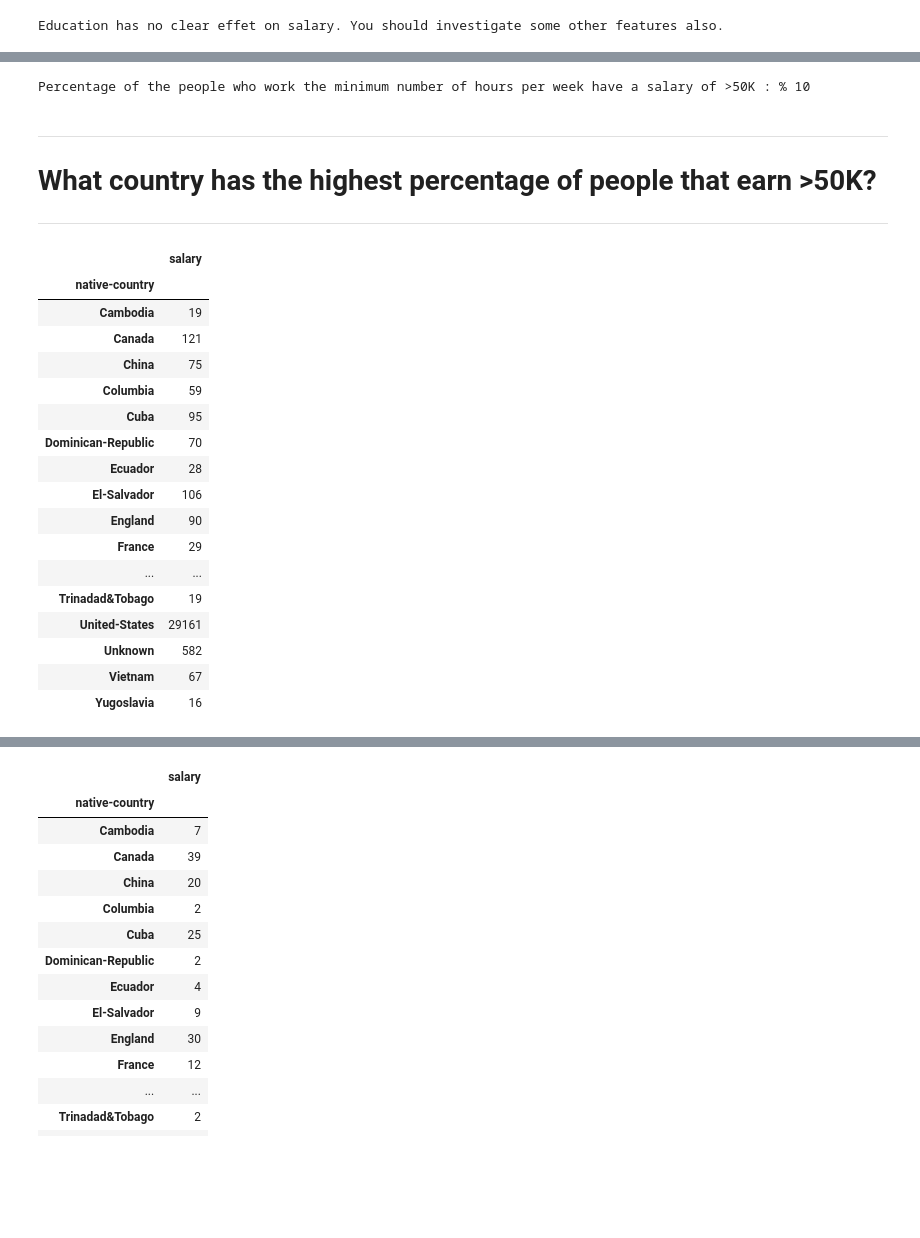
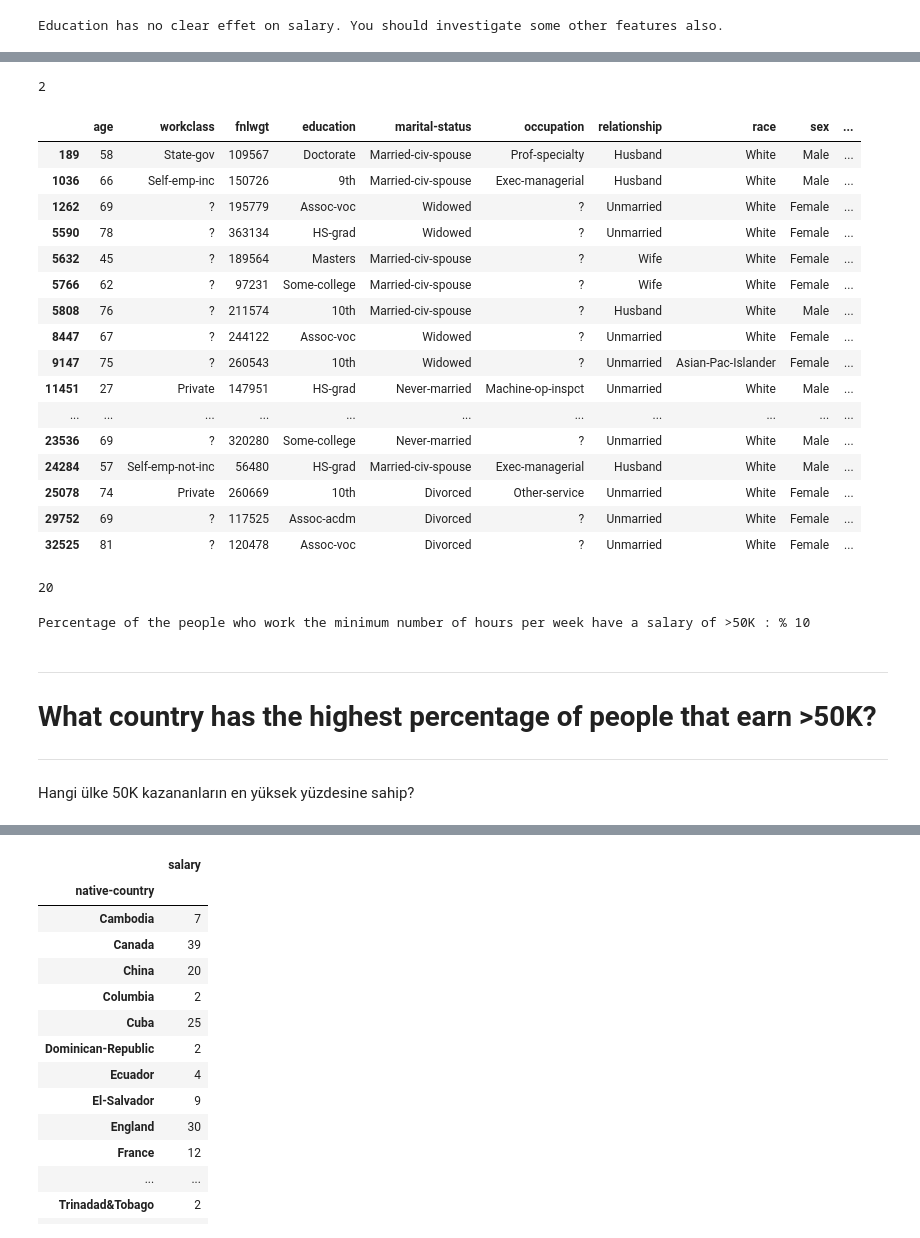
Before and after one commit to glcn35/PANDAS, a Jupyter notebook: DAwPy_EDA_Project_(Analyze_US_Citizens)_Student_(2).ipynb, the cells around one changed output, grey strips where cells are left out. Saved outputs shown, nothing was run; the diff lists cells and outputs as text; code cells hidden in the pictures; blank space fills up the shorter version.

```diff
--- a/DAwPy_EDA_Project_(Analyze_US_Citizens)_Student_(2).ipynb
+++ b/DAwPy_EDA_Project_(Analyze_US_Citizens)_Student_(2).ipynb
@@ -1288,3 +852,33 @@ num_min_workers
+# %%
+num_lazy_riches = len(df[(df.salary==">50K")&(df["hours-per-week"]==1)])
+num_lazy_riches
+# %% [output]
+2
+# %%
+df[df["hours-per-week"]==1]
+# %% [output]
+|  | age | workclass | fnlwgt | education | marital-status | occupation | relationship | race | sex | ... |
+| 189 | 58 | State-gov | 109567 | Doctorate | Married-civ-spouse | Prof-specialty | Husband | White | Male | ... |
+| 1036 | 66 | Self-emp-inc | 150726 | 9th | Married-civ-spouse | Exec-managerial | Husband | White | Male | ... |
+| 1262 | 69 | ? | 195779 | Assoc-voc | Widowed | ? | Unmarried | White | Female | ... |
+| 5590 | 78 | ? | 363134 | HS-grad | Widowed | ? | Unmarried | White | Female | ... |
+| 5632 | 45 | ? | 189564 | Masters | Married-civ-spouse | ? | Wife | White | Female | ... |
+| 5766 | 62 | ? | 97231 | Some-college | Married-civ-spouse | ? | Wife | White | Female | ... |
+| 5808 | 76 | ? | 211574 | 10th | Married-civ-spouse | ? | Husband | White | Male | ... |
+| 8447 | 67 | ? | 244122 | Assoc-voc | Widowed | ? | Unmarried | White | Female | ... |
+| 9147 | 75 | ? | 260543 | 10th | Widowed | ? | Unmarried | Asian-Pac-Islander | Female | ... |
+| 11451 | 27 | Private | 147951 | HS-grad | Never-married | Machine-op-inspct | Unmarried | White | Male | ... |
+| ... | ... | ... | ... | ... | ... | ... | ... | ... | ... | ... |
+| 23536 | 69 | ? | 320280 | Some-college | Never-married | ? | Unmarried | White | Male | ... |
+| 24284 | 57 | Self-emp-not-inc | 56480 | HS-grad | Married-civ-spouse | Exec-managerial | Husband | White | Male | ... |
+| 25078 | 74 | Private | 260669 | 10th | Divorced | Other-service | Unmarried | White | Female | ... |
+| 29752 | 69 | ? | 117525 | Assoc-acdm | Divorced | ? | Unmarried | White | Female | ... |
+| 32525 | 81 | ? | 120478 | Assoc-voc | Divorced | ? | Unmarried | White | Female | ... |
+# %%
+num_min_workers = len(df[df["hours-per-week"]==1])
+num_min_workers
+# %% [output]
+20
 # %%
 print (f"Percentage of the people who work the minimum number of hours per week have a salary of >50K : % {round(num_lazy_riches/num_min_workers*100)}")
 # %% [output]
@@ -1293,25 +887,4 @@ Percentage of the people who work the minimum number of hours per week have a sa
  ---
  # What country has the highest percentage of people that earn >50K?
  ---
+Hangi ülke 50K kazananların en yüksek yüzdesine sahip?
-# %%
-country_salary_df =
-country_salary_df
-# %% [output]
-|  | salary |
-| native-country |  |
-| Cambodia | 19 |
-| Canada | 121 |
-| China | 75 |
-| Columbia | 59 |
-| Cuba | 95 |
-| Dominican-Republic | 70 |
-| Ecuador | 28 |
-| El-Salvador | 106 |
-| England | 90 |
-| France | 29 |
-| ... | ... |
-| Trinadad&Tobago | 19 |
-| United-States | 29161 |
-| Unknown | 582 |
-| Vietnam | 67 |
-| Yugoslavia | 16 |
```
Also changed, not shown: parts of 104 cells of this notebook.
